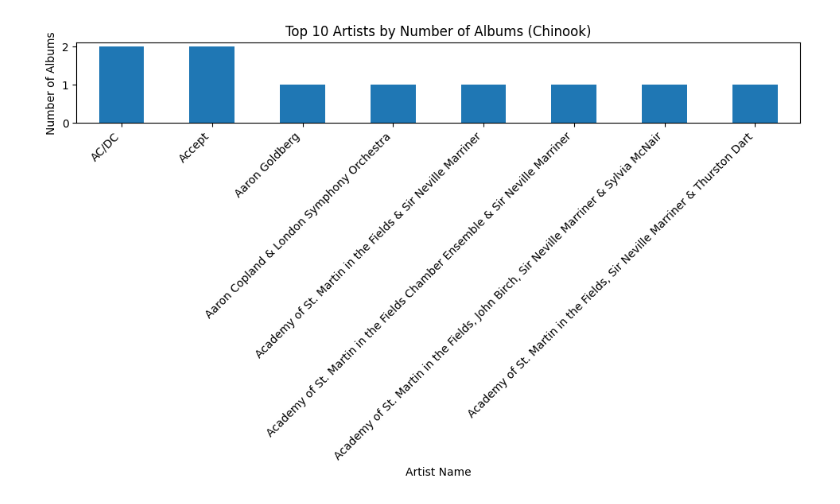
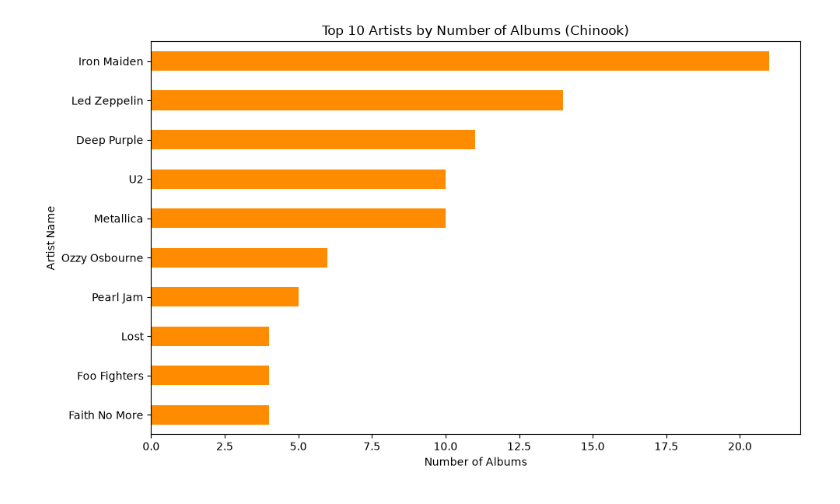
Before and after one commit to sorravit-te/Data-Warehouse-DSI310, a Jupyter notebook: notebooks/dsi310_northwind_chinook_eda_v1_0.ipynb, the cells around one changed output. Cells and saved outputs as stored; diff of their text form; code cells hidden in the pictures.

```diff
--- a/notebooks/dsi310_northwind_chinook_eda_v1_0.ipynb
+++ b/notebooks/dsi310_northwind_chinook_eda_v1_0.ipynb
@@ -303,20 +390,16 @@ memory usage: 4.4+ KB
-# %%
-import matplotlib.pyplot as plt
-
-# Get the count of albums per artist
-albums_per_artist = artists_albums_df.groupby('ArtistName').size().sort_values(ascending=False)
-
-# Select the top 10 artists by album count
-top_10_artists = albums_per_artist.head(10)
-
-# Create a bar plot
-plt.figure(figsize=(10, 6))
-top_10_artists.plot(kind='bar')
-plt.title('Top 10 Artists by Number of Albums (Chinook)')
-plt.xlabel('Artist Name')
-plt.ylabel('Number of Albums')
-plt.xticks(rotation=45, ha='right')
-plt.tight_layout()
-plt.show()
-# %% [output]
-[figure, removed]
+# %%
+ax = top_10_artists_df.sort_values("AlbumCount").plot(
+    kind="barh",
+    x="ArtistName",
+    y="AlbumCount",
+    legend=False,
+    figsize=(10, 6),
+    color="darkorange",
+)
+ax.set_title("Top 10 Artists by Number of Albums (Chinook)")
+ax.set_xlabel("Number of Albums")
+ax.set_ylabel("Artist Name")
+plt.tight_layout()
+plt.show()
+# %% [output]
+[figure, added]
```
Also changed, not shown: parts of 32 cells of this notebook, 1 other file.
